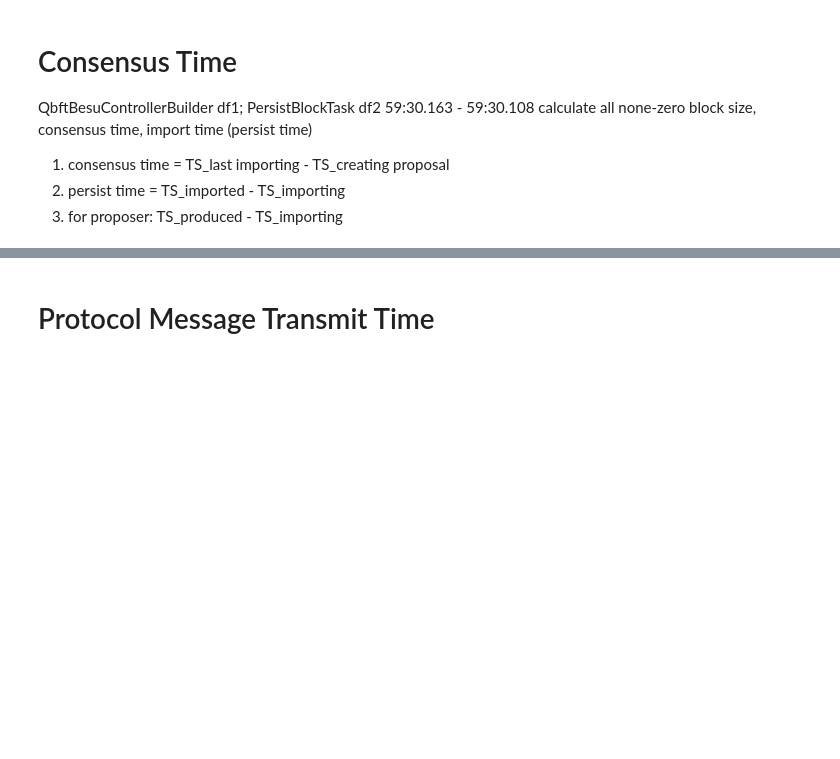
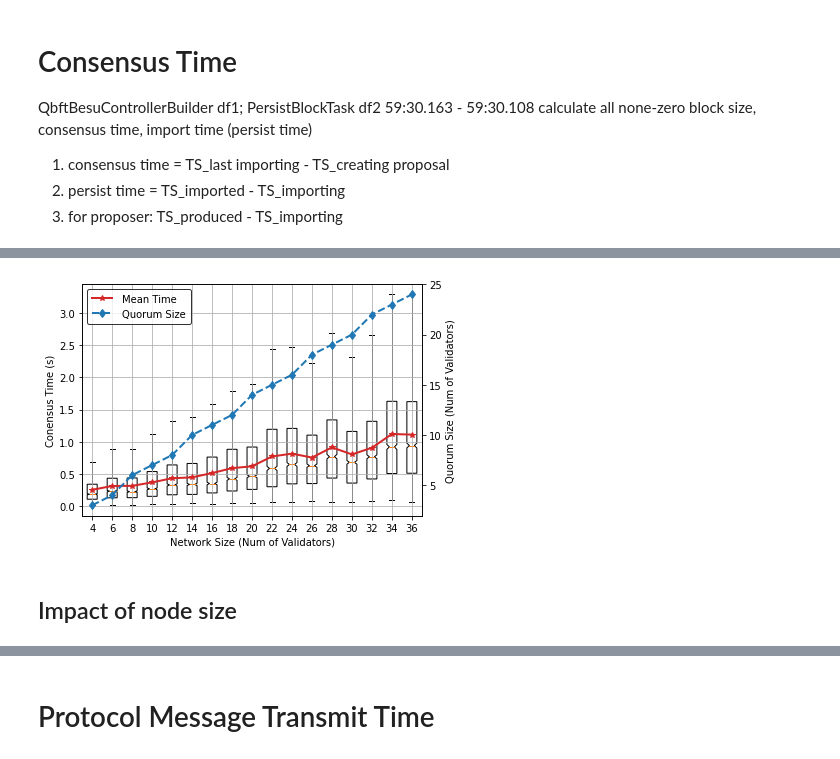
Before and after one commit to CaixiangFan/besu-benchmark, a Jupyter notebook: src/log_analysis.ipynb, the cells around one changed output, grey strips where cells are left out. Cells and saved outputs as stored; diff of their text form; code cells hidden in the pictures; blank space fills up the shorter version.

```diff
--- a/src/log_analysis.ipynb
+++ b/src/log_analysis.ipynb
@@ -406,5 +411,6 @@ calculate all none-zero block size, consensus time, import time (persist time)
 # %%
-netsizes = [4,6,8,10,12,14,16,20,24,28,32,36]
+# netsizes = [4,6,8,10,12,14,16,20,24,26,28,32,36]
+netsizes = np.arange(4,38,2)
 
 reportpaths, logpaths = [], []
 
@@ -426,0 +499,53 @@ for size in netsizes:
+# %%
+with open('./data/ct_all.json', 'r') as f:
+    data = json.load(f)['data']
+
+import math
+
+# netsizes = [4,6,8,10,12,14,16,20,24,28,32,36]
+netsizes = np.arange(4,38,2)
+quorum = [math.ceil(2/3 * size) for size in netsizes]
+
+data_mean = []
+for d in data:
+    data_mean.append(np.mean(d))
+
+fig, ax = plt.subplots(figsize=(6,4))
+
+showfliers = False
+showmeans = False
+patch_artist = True
+
+X_axis = np.arange(1, len(netsizes)+1)
+xlabels = netsizes
+positions = X_axis
+
+bp = ax.boxplot(data, positions=positions, sym='k+', notch=1, showfliers=showfliers, showmeans=showmeans, patch_artist=patch_artist, boxprops=dict(facecolor="w"), zorder=1)
+
+ax.plot(X_axis, data_mean, 'C3', marker='*', linewidth=2, label='Mean Time', zorder=2)
+
+ax2 = ax.twinx()
+ax2.set_ylabel('Quorum Size (Num of Validators)')
+ax2.plot(X_axis, quorum, 'C0', linestyle='--', marker='d', linewidth=2, label='Quorum Size', zorder=3)
+handles1, labels1 = ax.get_legend_handles_labels()
+handles2, labels2 = ax2.get_legend_handles_labels()
+ax2.legend((*handles1, *handles2), (*labels1, *labels2),
+             loc='upper left', ncol=1, handlelength=2, edgecolor='black',
+             borderpad=0.5, handletextpad=1, columnspacing=0)
+
+ax.set_xlabel('Network Size (Num of Validators)')
+ax.set_ylabel('Conensus Time (s)')
+ax.set_xticks(X_axis)
+ax.set_xticklabels(xlabels)
+# ax.legend()
+ax.grid()
+
+plt.tight_layout()
+plt.show()
+
+fig.set_size_inches(6,4)
+fig.savefig('./figs/ct_netsize.png', dpi=300)
+# %% [output]
+[figure, added]
+# %% [markdown]
+## Impact of node size
```
Also changed, not shown: parts of 8 cells of this notebook, 4 other files.
